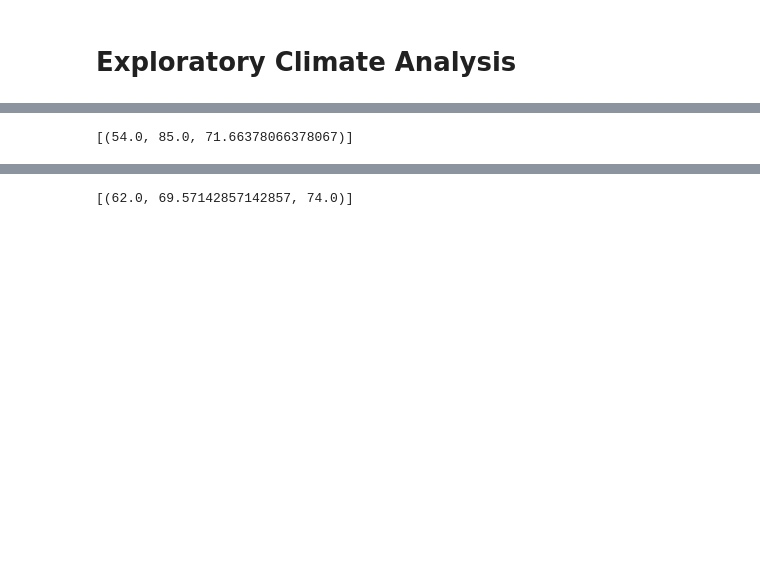
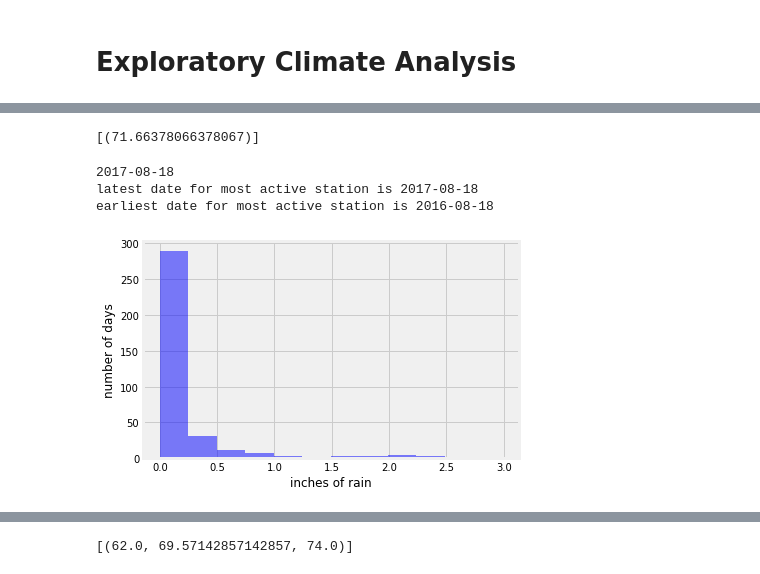
Before and after one commit to cnjanssen/sqlalchemy-challenge, a Jupyter notebook: climate_starter.ipynb, the cells around one changed output, grey strips where cells are left out. Drawn from its saved outputs; the diff is of its cells as text; code cells hidden in the pictures; blank space fills up the shorter version.

```diff
--- a/climate_starter.ipynb
+++ b/climate_starter.ipynb
@@ -110,5 +240,13 @@ ValueError: Couldn't parse date string '2010' - value is not a string.
 # %%
 # Using the station id from the previous query, calculate the lowest temperature recorded,
 # highest temperature recorded, and average temperature of the most active station?
+
+#the most active station is
+#query the minimum from measurement filtered by the station
+most_active_min = session.query(func.min(Measurement.tobs)).filter(Measurement.station == 'USC00519281').all()
+most_active_max = session.query(func.max(Measurement.tobs)).filter(Measurement.station == 'USC00519281').all()
+most_active_avg = session.query(func.avg(Measurement.tobs)).filter(Measurement.station == 'USC00519281').all()
+
+most_active_avg
 # %% [output]
-[(54.0, 85.0, 71.66378066378067)]
+[(71.66378066378067)]
@@ -118,3 +253,54 @@ ValueError: Couldn't parse date string '2010' - value is not a string.
+# %%
+# Choose the station with the highest number of temperature observations.
+highest_year = session.query(Measurement.tobs).filter(Measurement.station == 'USC00519281').all()
+highest_year
+# Query the last 12 months of temperature observation data for this station and plot the results as a histogram
+
+#retrieve newest date filtered by station in question
+latest_mostactive = session.query(Measurement).order_by(desc(Measurement.date)).filter(Measurement.station == 'USC00519281').limit(1).all()[0].date
+print (latest_mostactive)
+date_newest = parse(latest_mostactive)
+date_oldest = date_newest - dateutil.relativedelta.relativedelta(years=1)
+
+
+print(f'latest date for most active station is {latest_mostactive}')
+#convert oldest date back to string since database contains strings for dates, only retrieve first 10 characters to
+#match the pattern originally present
+str_oldest_date = str(date_oldest)[0:10]
+
+print(f'earliest date for most active station is {str_oldest_date}')
+
+
+#retrieve data for the most active station for the dates in the year range (i.e. between)
+
+# # Perform a query to retrieve the data and precipitation scores
+qry = session.query(Measurement.date, Measurement.prcp).order_by(desc(Measurement.date)).filter(Measurement.station == 'USC00519281').filter(Measurement.date.between(str_oldest_date, str_newest_date))
+
+#plot histogram
+
+# Save the query results as a Pandas DataFrame and set the index to the date column
+df_active = pd.read_sql(qry.statement, qry.session.bind)
+#df.set_index('date',inplace=True)
+
+# Sort the dataframe by date
+df_active.sort_values(by=['date'])
+
+df_active.columns
+
+
+#get all temperatures as a list
+x = df_active['prcp'].to_list()
+#print (x)
+num_bins = 12
+n, bins, patches = plt.hist(x, num_bins, facecolor='blue', alpha=0.5)
+plt.xlabel('inches of rain')
+plt.ylabel('number of days')
+plt.show()
+# %% [output]
+2017-08-18
+latest date for most active station is 2017-08-18
+earliest date for most active station is 2016-08-18
+[figure, added]
 # %% [markdown]
 ![precipitation](Images/station-histogram.png)
 # %%
```
Also changed, not shown: parts of 28 cells of this notebook, 3 other files.
